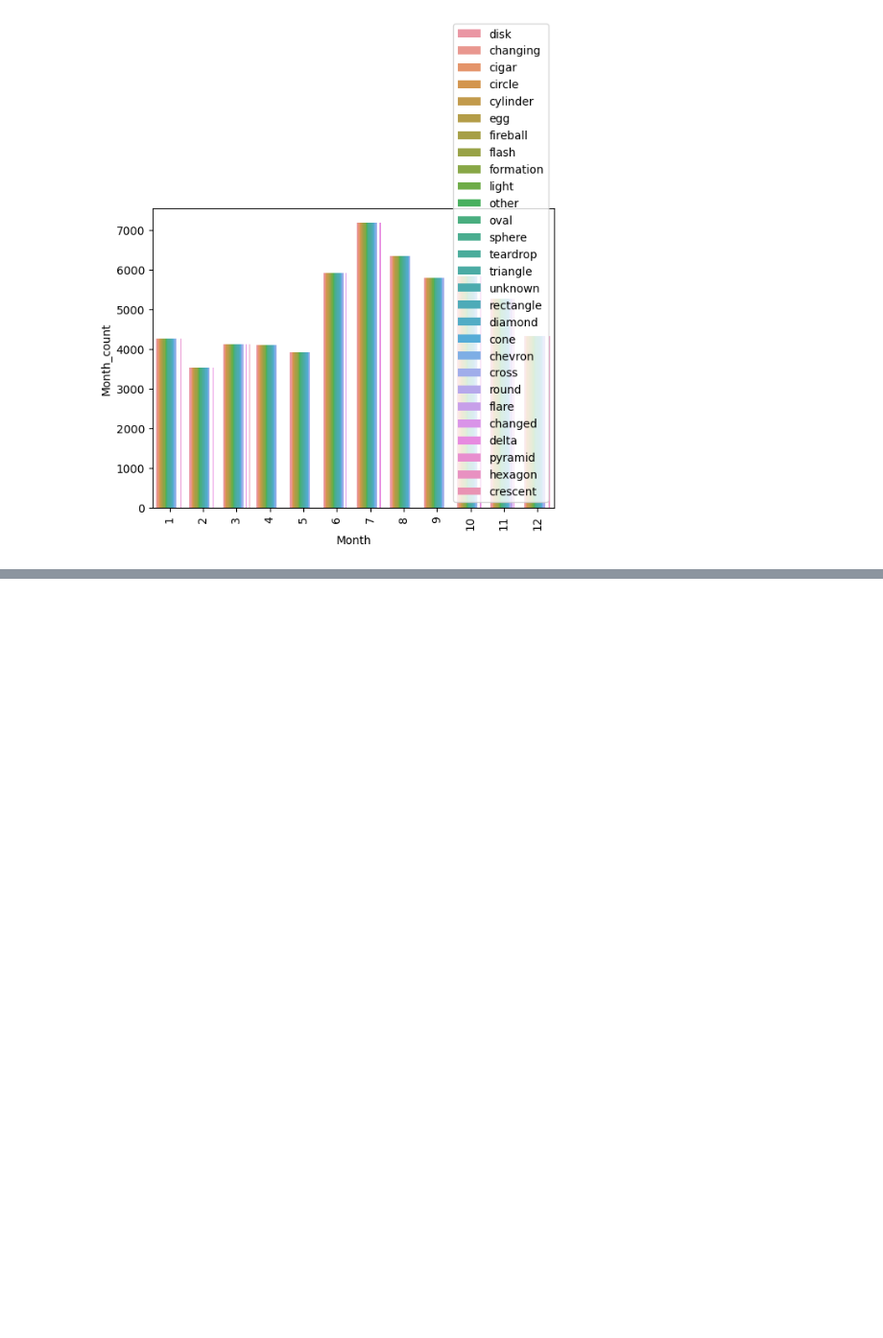
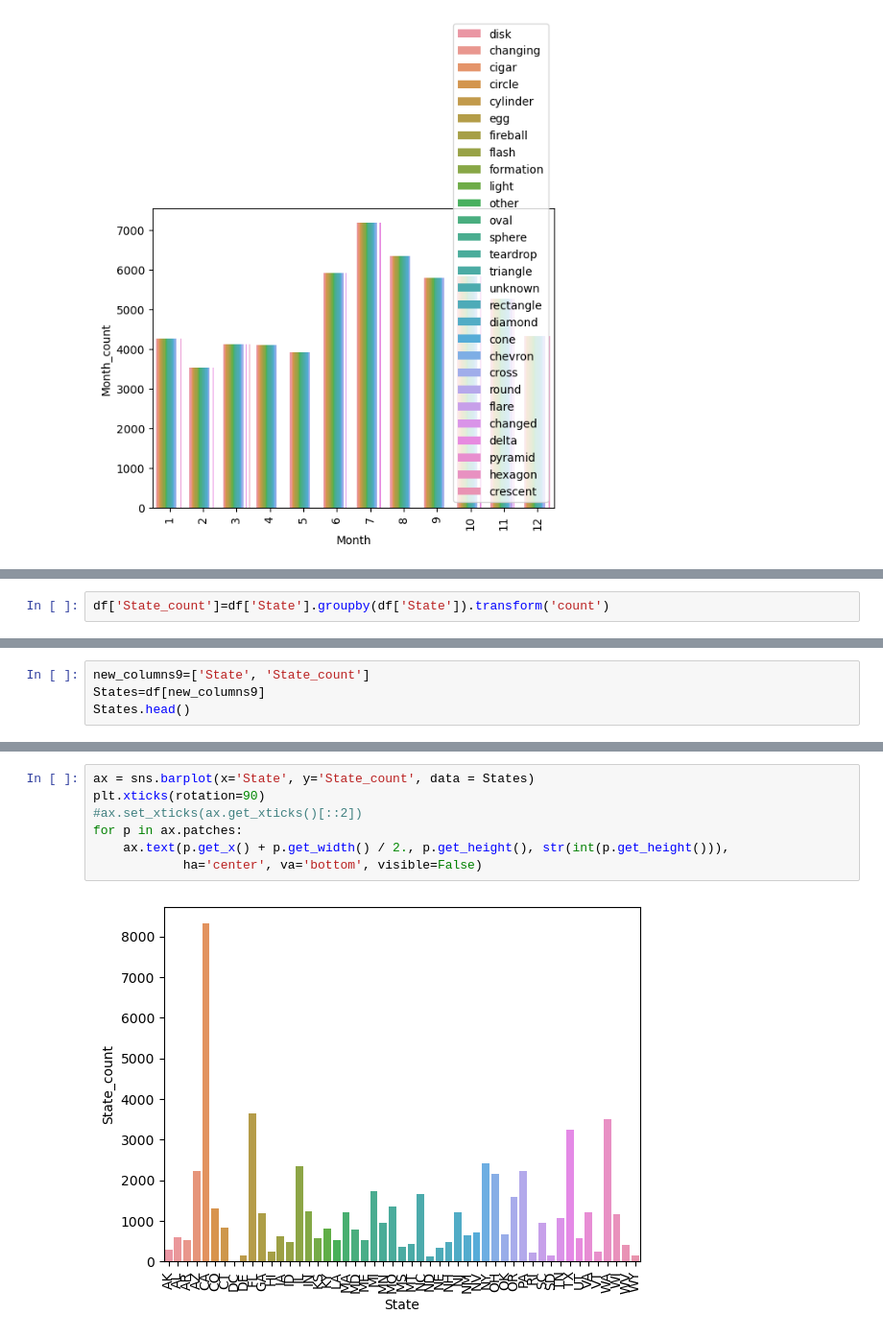
Before and after one commit to AndrewBoyne/my_qa_repo, a Jupyter notebook: Week 10 free practice/New UFOs with stacked barplot 1406.ipynb, the cells around one changed output, grey strips where cells are left out. Shown: that part at 96% size. Saved outputs shown, nothing was run; the diff lists cells and outputs as text; blank space fills up the shorter version.

```diff
--- a/Week 10 free practice/New UFOs with stacked barplot 1406.ipynb
+++ b/Week 10 free practice/New UFOs with stacked barplot 1406.ipynb
@@ -429,0 +431,2 @@ sns.pairplot(data=df, hue='Shape', palette='husl')
+# %%
+df['State_count']=df['State'].groupby(df['State']).transform('count')
@@ -429,0 +442,4 @@ sns.pairplot(data=df, hue='Shape', palette='husl')
+# %%
+new_columns9=['State', 'State_count']
+States=df[new_columns9]
+States.head()
@@ -429,0 +453,9 @@ sns.pairplot(data=df, hue='Shape', palette='husl')
+# %%
+ax = sns.barplot(x='State', y='State_count', data = States)
+plt.xticks(rotation=90)
+#ax.set_xticks(ax.get_xticks()[::2])
+for p in ax.patches:
+    ax.text(p.get_x() + p.get_width() / 2., p.get_height(), str(int(p.get_height())),
+            ha='center', va='bottom', visible=False)
+# %% [output]
+[figure, added]
```
Also changed, not shown: parts of 4 cells of this notebook, 3 other files.
